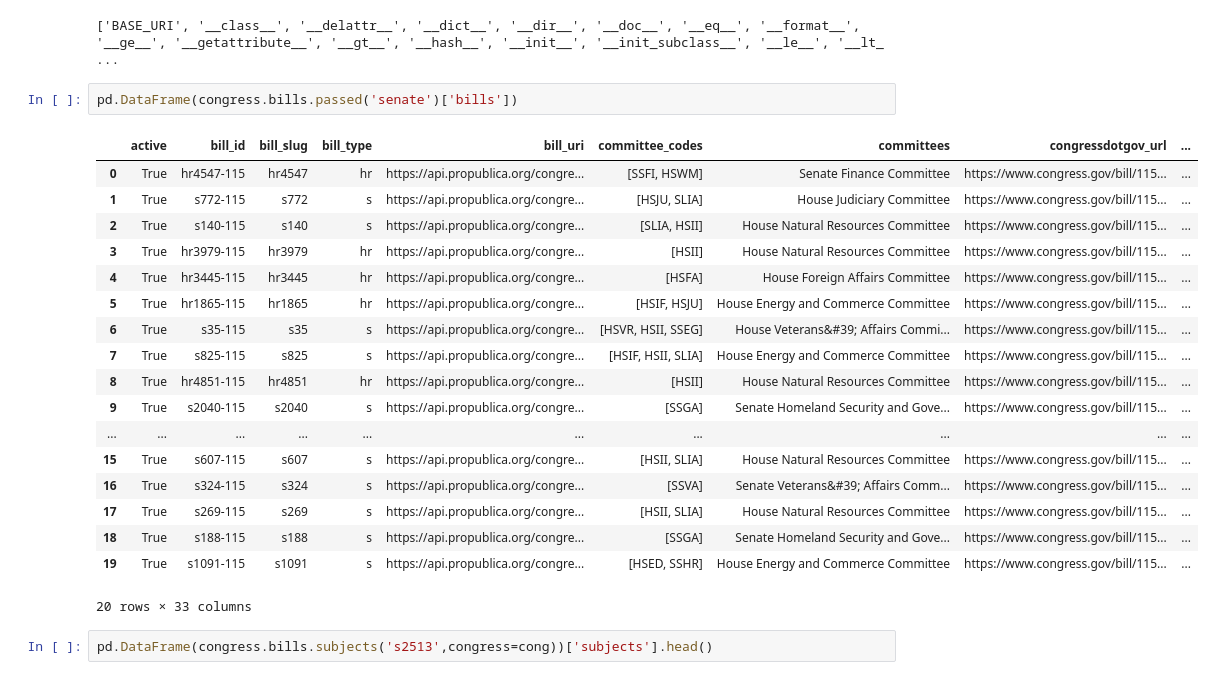
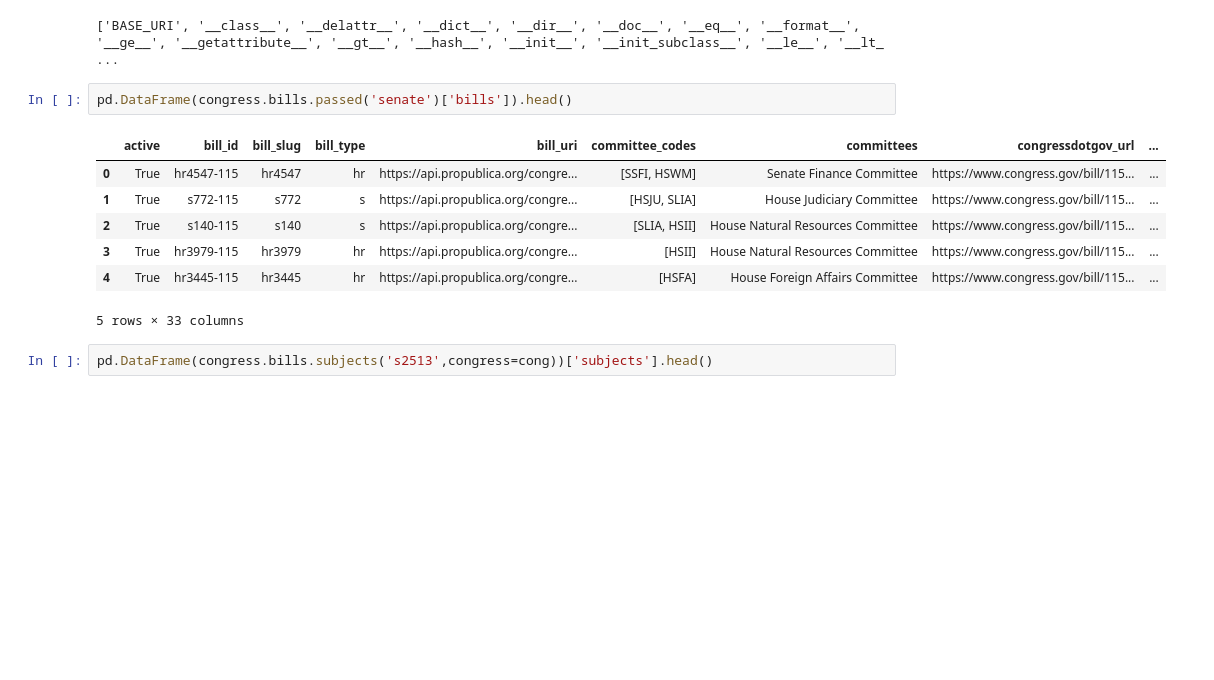
Before and after one commit to qcx201-nyu/PPDS, a Jupyter notebook: politician.ipynb, the cells around one changed output. Saved outputs shown, nothing was run; the diff lists cells and outputs as text; blank space fills up the shorter version.

```diff
--- a/politician.ipynb
+++ b/politician.ipynb
@@ -705,26 +525,15 @@ print(dir(congress.bills))
 # %% [output]
 ['BASE_URI', '__class__', '__delattr__', '__dict__', '__dir__', '__doc__', '__eq__', '__format__', '__ge__', '__getattribute__', '__gt__', '__hash__', '__init__', '__init_subclass__', '__le__', '__lt_ ...
 # %%
-pd.DataFrame(congress.bills.passed('senate')['bills'])
+pd.DataFrame(congress.bills.passed('senate')['bills']).head()
 # %% [output]
 |  | active | bill_id | bill_slug | bill_type | bill_uri | committee_codes | committees | congressdotgov_url | ... |
 | 0 | True | hr4547-115 | hr4547 | hr | https://api.propublica.org/congre... | [SSFI, HSWM] | Senate Finance Committee | https://www.congress.gov/bill/115... | ... |
 | 1 | True | s772-115 | s772 | s | https://api.propublica.org/congre... | [HSJU, SLIA] | House Judiciary Committee | https://www.congress.gov/bill/115... | ... |
 | 2 | True | s140-115 | s140 | s | https://api.propublica.org/congre... | [SLIA, HSII] | House Natural Resources Committee | https://www.congress.gov/bill/115... | ... |
 | 3 | True | hr3979-115 | hr3979 | hr | https://api.propublica.org/congre... | [HSII] | House Natural Resources Committee | https://www.congress.gov/bill/115... | ... |
 | 4 | True | hr3445-115 | hr3445 | hr | https://api.propublica.org/congre... | [HSFA] | House Foreign Affairs Committee | https://www.congress.gov/bill/115... | ... |
-| 5 | True | hr1865-115 | hr1865 | hr | https://api.propublica.org/congre... | [HSIF, HSJU] | House Energy and Commerce Committee | https://www.congress.gov/bill/115... | ... |
-| 6 | True | s35-115 | s35 | s | https://api.propublica.org/congre... | [HSVR, HSII, SSEG] | House Veterans&#39; Affairs Commi... | https://www.congress.gov/bill/115... | ... |
-| 7 | True | s825-115 | s825 | s | https://api.propublica.org/congre... | [HSIF, HSII, SLIA] | House Energy and Commerce Committee | https://www.congress.gov/bill/115... | ... |
-| 8 | True | hr4851-115 | hr4851 | hr | https://api.propublica.org/congre... | [HSII] | House Natural Resources Committee | https://www.congress.gov/bill/115... | ... |
-| 9 | True | s2040-115 | s2040 | s | https://api.propublica.org/congre... | [SSGA] | Senate Homeland Security and Gove... | https://www.congress.gov/bill/115... | ... |
-| ... | ... | ... | ... | ... | ... | ... | ... | ... | ... |
-| 15 | True | s607-115 | s607 | s | https://api.propublica.org/congre... | [HSII, SLIA] | House Natural Resources Committee | https://www.congress.gov/bill/115... | ... |
-| 16 | True | s324-115 | s324 | s | https://api.propublica.org/congre... | [SSVA] | Senate Veterans&#39; Affairs Comm... | https://www.congress.gov/bill/115... | ... |
-| 17 | True | s269-115 | s269 | s | https://api.propublica.org/congre... | [HSII, SLIA] | House Natural Resources Committee | https://www.congress.gov/bill/115... | ... |
-| 18 | True | s188-115 | s188 | s | https://api.propublica.org/congre... | [SSGA] | Senate Homeland Security and Gove... | https://www.congress.gov/bill/115... | ... |
-| 19 | True | s1091-115 | s1091 | s | https://api.propublica.org/congre... | [HSED, SSHR] | House Energy and Commerce Committee | https://www.congress.gov/bill/115... | ... |
-20 rows × 33 columns
+5 rows × 33 columns
 # %%
 pd.DataFrame(congress.bills.subjects('s2513',congress=cong))['subjects'].head()
 # %% [output]
```
Also changed, not shown: parts of 9 cells of this notebook.
